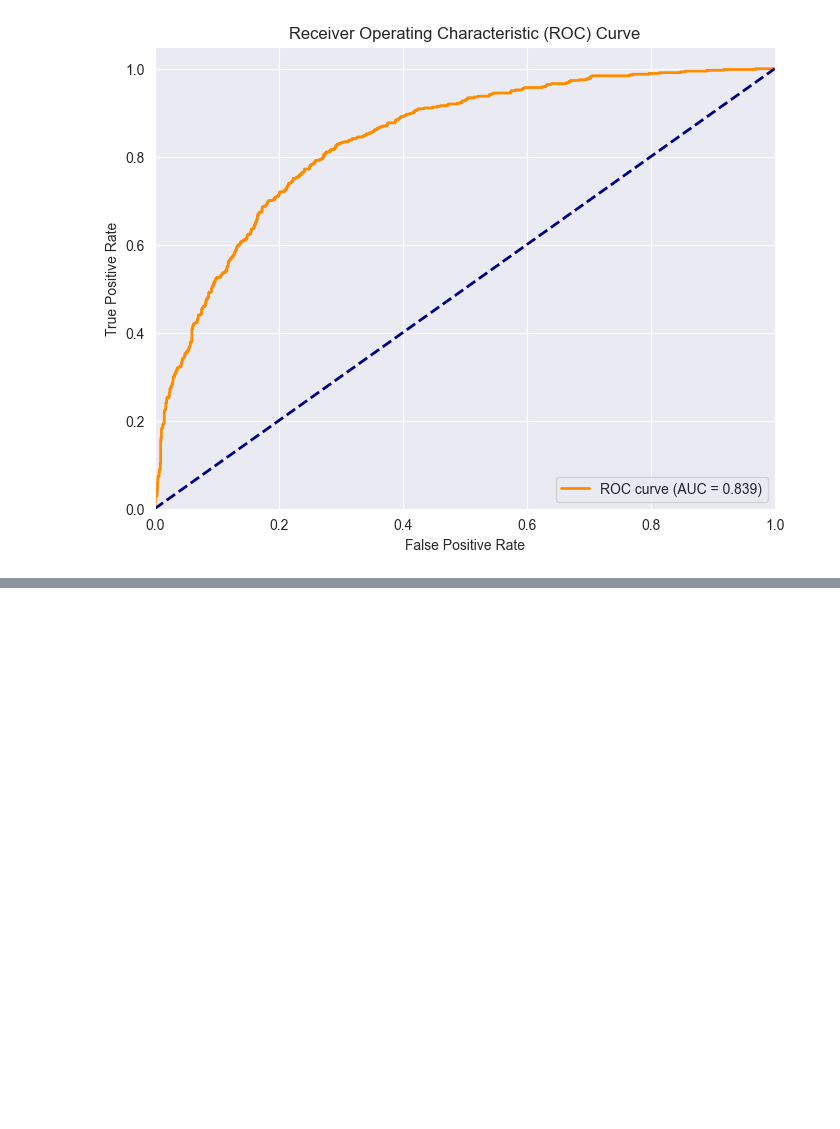
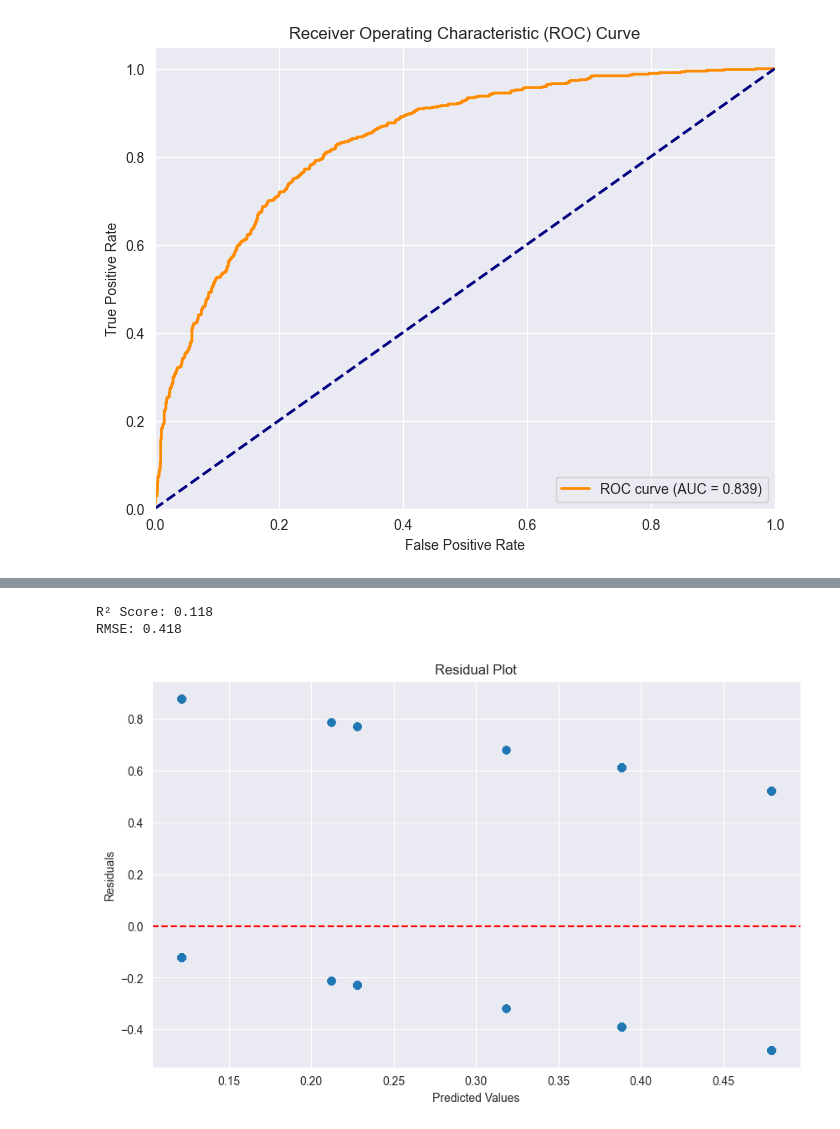
Before and after one commit to TouKhen/bloc-3, a Jupyter notebook: notebook/data-explo.ipynb, the cells around one changed output, grey strips where cells are left out. Drawn from its saved outputs; the diff is of its cells as text; code cells hidden in the pictures; blank space fills up the shorter version.

```diff
--- a/notebook/data-explo.ipynb
+++ b/notebook/data-explo.ipynb
@@ -460,0 +536,24 @@ plt.show()
+# %%
+from sklearn.metrics import r2_score, mean_squared_error
+import numpy as np
+
+r2 = r2_score(y_test_sub, y_pred_sub)
+rmse = np.sqrt(mean_squared_error(y_test_sub, y_pred_sub))
+
+print(f'R² Score: {r2:.3f}')
+print(f'RMSE: {rmse:.3f}')
+# %% [output]
+R² Score: 0.118
+RMSE: 0.418
+# %%
+residuals = y_test_sub - y_pred_sub
+
+plt.figure(figsize=(10, 6))
+plt.scatter(y_pred_sub, residuals, alpha=0.5)
+plt.axhline(y=0, color='r', linestyle='--')
+plt.title('Residual Plot')
+plt.xlabel('Predicted Values')
+plt.ylabel('Residuals')
+plt.show()
+# %% [output]
+[figure, added]
```
Also changed, not shown: parts of 14 cells of this notebook.
